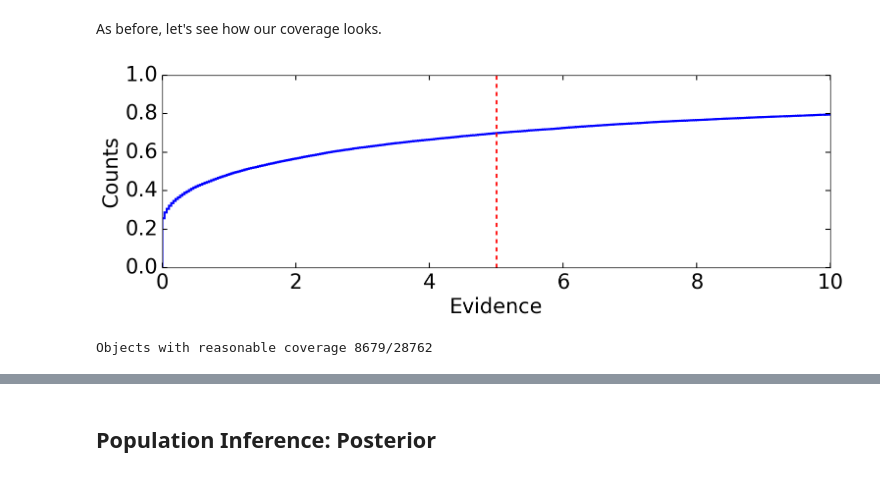
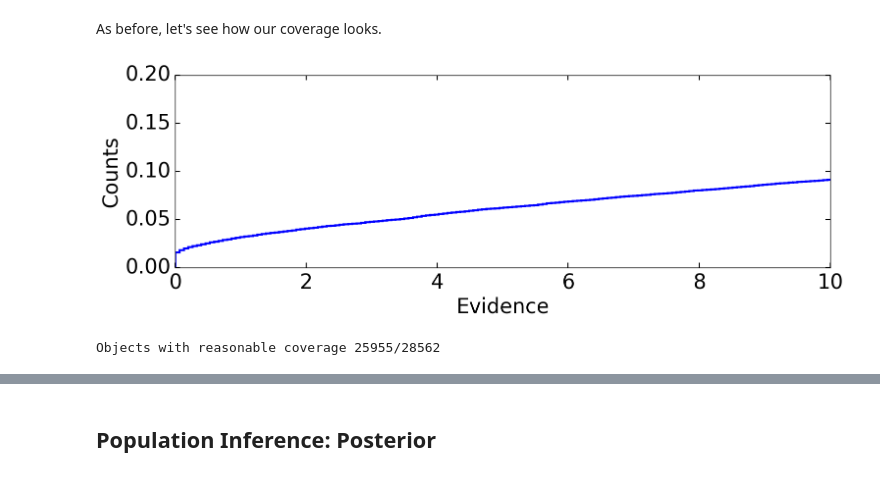
Before and after one commit to joshspeagle/frankenz, a Jupyter notebook: 6 - Application to SDSS Data.ipynb, the cells around one changed output, grey strips where cells are left out. Cells and saved outputs as stored; diff of their text form; code cells hidden in the pictures.

```diff
--- a/6 - Application to SDSS Data.ipynb
+++ b/6 - Application to SDSS Data.ipynb
@@ -137,6 +137,8 @@ phot_train = c_[dtrain['CMODELFLUX_U'], dtrain['CMODELFLUX_G'], dtrain['CMODELFL
 err_train = c_[dtrain['CMODELFLUXIVAR_U'], dtrain['CMODELFLUXIVAR_G'], dtrain['CMODELFLUXIVAR_R'],
                 dtrain['CMODELFLUXIVAR_I'], dtrain['CMODELFLUXIVAR_Z']]
 err_train = sqrt(1. / err_train)
+pkern = ones(5)*0.05 # smoothing kernel
+err_train = sqrt(err_train**2 + (pkern*phot_train)**2) # add kernel to training objects
 mask_train = isfinite(phot_train) & (err_train > 0.)
 
 phot_test = c_[dtest['CMODELFLUX_U'], dtest['CMODELFLUX_G'], dtest['CMODELFLUX_R'],
@@ -246,19 +248,19 @@ As before, let's see how our coverage looks.
 # %%
 figure(figsize=(16,6))
 h = hist(model_evid, 10000, histtype='step', lw=3, normed=True, cumulative=True)
-vlines(5, 0, 1, colors='red', linestyles='--', lw=2)
 xlabel('Evidence')
 xlim([0,10])
 ylabel('Counts')
+ylim([0,0.2])
 tight_layout()
 # %% [output]
-[figure, old version]
+[figure, new version]
 # %%
-pmask = arange(Ntest)[model_evid>5]
+pmask = arange(Ntest)[model_evid>10]
 Ntest = len(pmask)
 print('Objects with reasonable coverage {:}/{:}'.format(Ntest, len(dtest)))
 # %% [output]
-Objects with reasonable coverage 8679/28762
+Objects with reasonable coverage 25955/28562
 # %%
 # computing stacked posteriors
 pstack = zeros(Ntrain)
```
Also changed, not shown: parts of 14 cells of this notebook.
